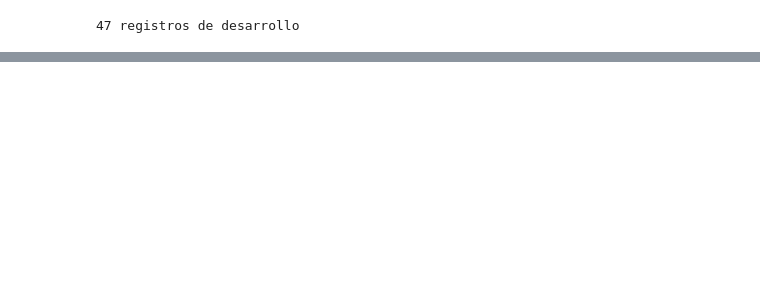
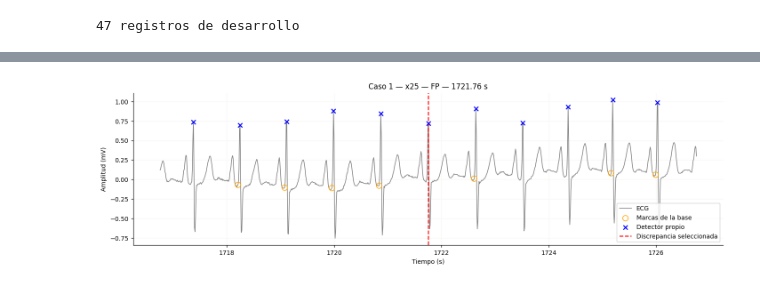
Before and after one commit to afrateitba/PSIB2026Q2-TPS-Grupo08-Frate-Tenca-Weizman, a Jupyter notebook: notebooks/08_qrs.ipynb, the cells around one changed output, grey strips where cells are left out. Cells and saved outputs as stored; diff of their text form; code cells hidden in the pictures; blank space fills up the shorter version.

```diff
--- a/notebooks/08_qrs.ipynb
+++ b/notebooks/08_qrs.ipynb
@@ -39,0 +492,61 @@ print(len(DEV), "registros de desarrollo")
+# %%
+def mostrar_caso(numero):
+    caso = revision_qrs.loc[revision_qrs["caso"] == numero].iloc[0]
+    rec = caso["record"]
+    muestra = int(caso["sample"])
+
+    x, fs_rec = load_ecg(rec)
+
+    with np.load(CACHE_QRS / f"{rec}.npz") as guardado:
+        det = guardado["detected"]
+        ref = guardado["reference"]
+
+    # Ventana de 10 s, desplazada si estamos cerca de un extremo
+    ancho = int(round(10 * fs_rec))
+    inicio = max(0, min(
+        muestra - ancho // 2,
+        len(x) - ancho
+    ))
+    fin = min(len(x), inicio + ancho)
+
+    det_tramo = det[(det >= inicio) & (det < fin)]
+    ref_tramo = ref[(ref >= inicio) & (ref < fin)]
+
+    plt.figure(figsize=(13, 4))
+    plt.plot(
+        np.arange(inicio, fin) / fs_rec,
+        x[inicio:fin],
+        color="gray",
+        linewidth=1,
+        label="ECG"
+    )
+    plt.scatter(
+        ref_tramo / fs_rec, x[ref_tramo],
+        facecolors="none", edgecolors="orange",
+        s=65, label="Marcas de la base", zorder=3
+    )
+    plt.scatter(
+        det_tramo / fs_rec, x[det_tramo],
+        marker="x", color="blue",
+        s=40, label="Detector propio", zorder=4
+    )
+    plt.axvline(
+        muestra / fs_rec,
+        color="red", linestyle="--",
+        label="Discrepancia seleccionada"
+    )
+    plt.xlabel("Tiempo (s)")
+    plt.ylabel("Amplitud (mV)")
+    plt.title(
+        f"Caso {numero} — {rec} — {caso['tipo']} "
+        f"— {muestra / fs_rec:.2f} s"
+    )
+    plt.legend()
+    plt.grid(alpha=0.25)
+    plt.tight_layout()
+    plt.show()
+
+
+mostrar_caso(1)
+# %% [output]
+[figure, added]
```
Also changed, not shown: parts of 19 cells of this notebook.
